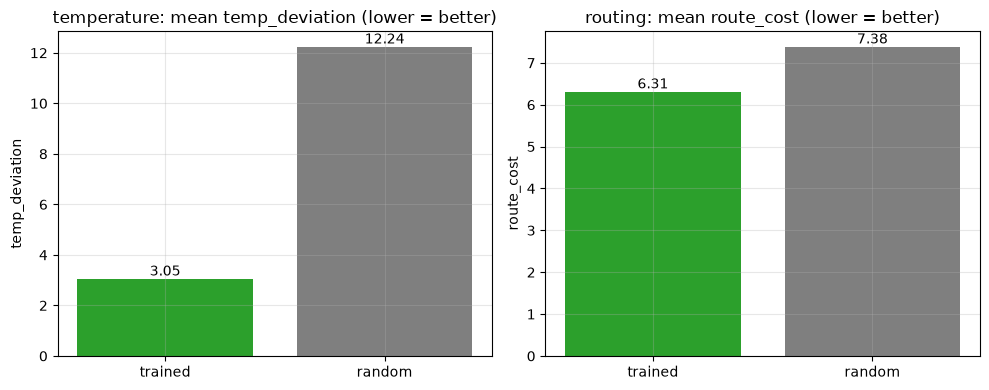
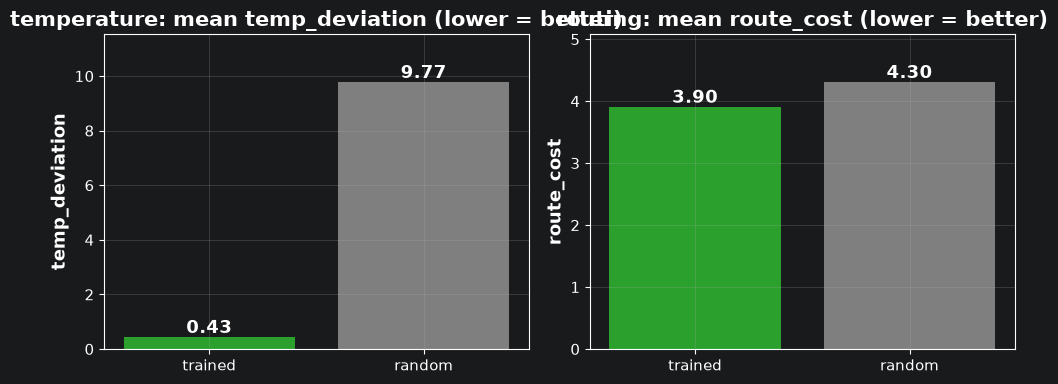
The change to this notebook cell's code, shown as a diff; its figure went from the first image to the second:
--- before
+++ after
@@ -4,4 +4,5 @@
 for i, a in enumerate(AGENTS):
     metric_key, direction = METRIC[a]
+    goal = "lower = better" if direction == "min" else "higher = better"
     env = ColdChainTrainingEnv(env_config(COMPARE_SEED, AGENTS))
 
@@ -19,7 +20,8 @@
     ax = axes[0][i]
     ax.bar(["trained", "random"], [trained_m, random_m], color=["tab:green", "tab:gray"])
-    ax.set(title=f"{a}: mean {metric_key} (lower = better)", ylabel=metric_key)
+    ax.set(title=f"{a}: mean {metric_key} ({goal})", ylabel=metric_key)
+    ax.margins(y=0.18)
     for j, v in enumerate([trained_m, random_m]):
-        ax.text(j, v, f"{v:.2f}", ha="center", va="bottom")
+        ax.text(j, v, f"{v:.2f}", ha="center", va="bottom", fontsize=13, fontweight="bold")
 fig.tight_layout()
 plt.show()

Commit: docs(notebooks): add new notebook + fix plot